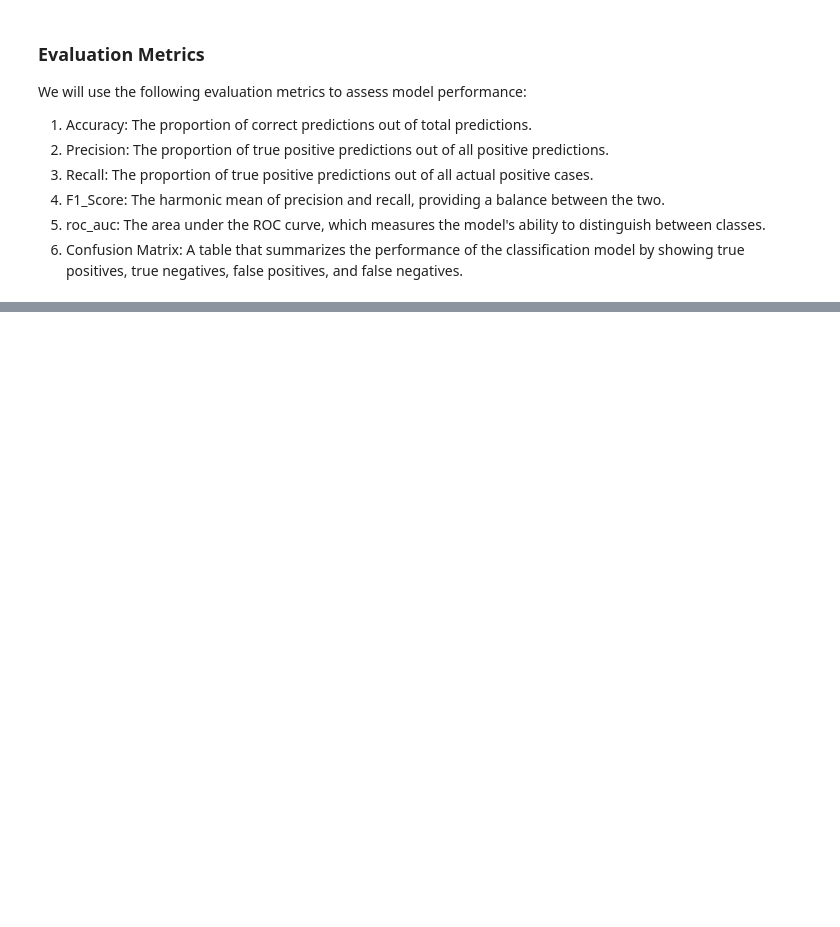
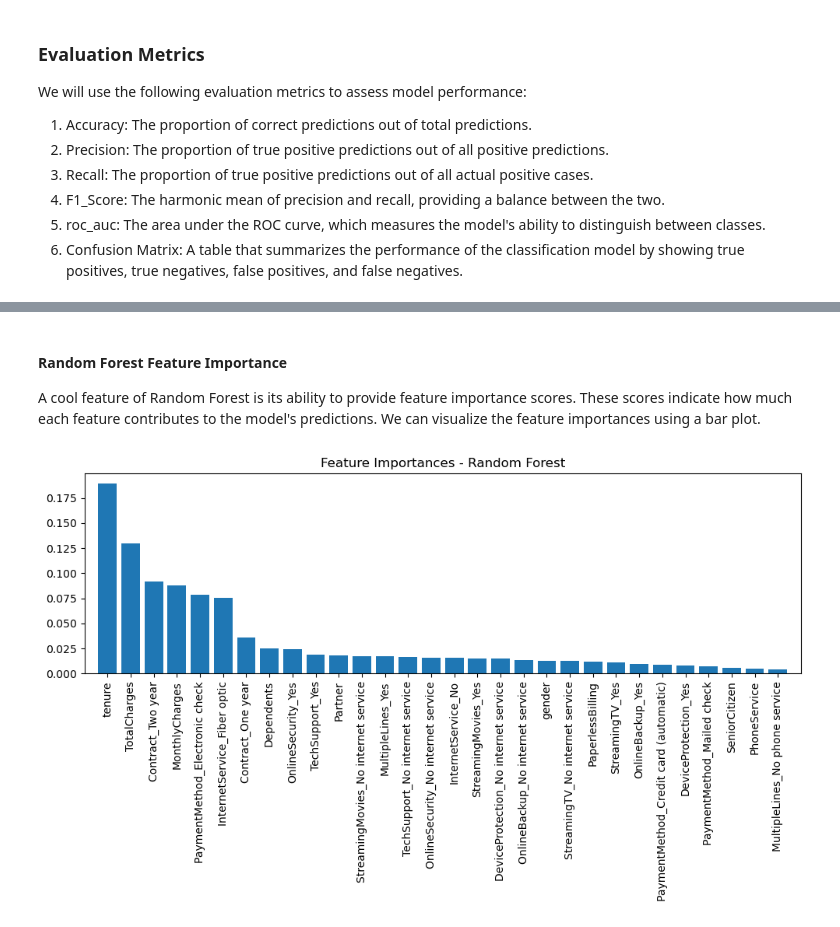
Before and after one commit to devmarkpro/telco-customer-churn-ml-project, a Jupyter notebook: customer_churn_prediction_model_comparison.ipynb, the cells around one changed output, grey strips where cells are left out. Drawn from its saved outputs; the diff is of its cells as text; code cells hidden in the pictures; blank space fills up the shorter version.

```diff
--- a/customer_churn_prediction_model_comparison.ipynb
+++ b/customer_churn_prediction_model_comparison.ipynb
@@ -1378,0 +628,7 @@ Best parameters for Logistic Regression: {'C': 10}
+# %%
+y = df[TARGET_COLUMN]
+X = df.drop(columns=[TARGET_COLUMN])
+
+X_train, X_test, y_train, y_test = train_test_split(
+    X, y, test_size=TEST_SIZE, random_state=RANDOM_STATE
+)
@@ -1378,0 +798,23 @@ Best parameters for Logistic Regression: {'C': 10}
+# %%
+rf_pipeline = ImbPipeline([
+    ('smote', SMOTE(random_state=RANDOM_STATE)),
+    ('clf', RandomForestClassifier(random_state=RANDOM_STATE))
+])
+rf_param_grid = {
+    'clf__n_estimators': [50, 100, 200],
+    'clf__max_depth': [None, 10, 20, 30],
+    'clf__min_samples_split': [2, 5, 10],
+    'clf__min_samples_leaf': [1, 2, 4]
+}
+
+rf_grid_search = GridSearchCV(
+    rf_pipeline,
+    rf_param_grid,
+    cv=K_FOLDS,
+    scoring=SCORING,
+    n_jobs=-1,
+    verbose=1
+)
+
+rf_grid_search.fit(X_train, y_train)
+print("Best parameters:", lr_grid_search.best_params_)
@@ -1378,0 +859,18 @@ Best parameters for Logistic Regression: {'C': 10}
+# %% [markdown]
+#### Random Forest Feature Importance
+
+A cool feature of Random Forest is its ability to provide feature importance scores. These scores indicate how much each feature contributes to the model's predictions. We can visualize the feature importances using a bar plot.
+# %%
+# Feature importance for Random Forest
+importances = rf_grid_search.best_estimator_.named_steps['clf'].feature_importances_
+feature_names = X.columns
+indices = importances.argsort()[::-1]
+plt.figure(figsize=(10, 6))
+plt.title("Feature Importances - Random Forest")
+plt.bar(range(X.shape[1]), importances[indices], align='center')
+plt.xticks(range(X.shape[1]), feature_names[indices], rotation=90)
+plt.xlim([-1, X.shape[1]])
+plt.tight_layout()
+plt.show()
+# %% [output]
+[figure, added]
```
Also changed, not shown: parts of 100 cells of this notebook, 19 other files.
